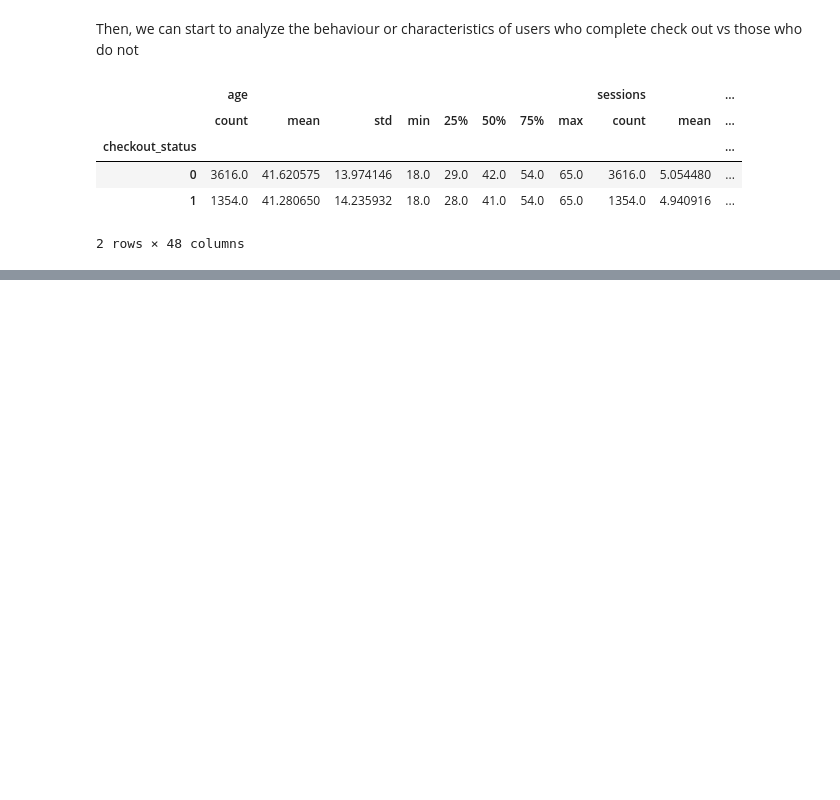
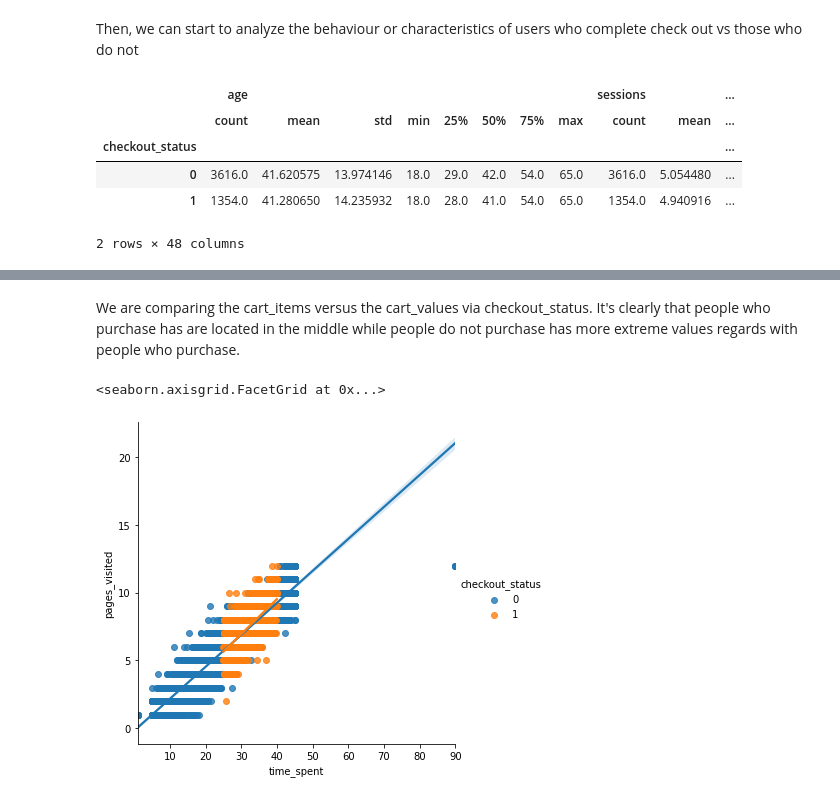
Before and after one commit to leningschulich/schulich_data_science, a Jupyter notebook: midterm.ipynb, the cells around one changed output, grey strips where cells are left out. Drawn from its saved outputs; the diff is of its cells as text; code cells hidden in the pictures; blank space fills up the shorter version.

```diff
--- a/midterm.ipynb
+++ b/midterm.ipynb
@@ -237,0 +275,7 @@ df2.describe()
+# %% [markdown]
+We are comparing the cart_items versus the cart_values via checkout_status. It's clearly that people who purchase has are located in the middle while people do not purchase has more extreme values regards with people who purchase.
+# %%
+sns.lmplot(data = df, x='time_spent', y='pages_visited', hue = 'checkout_status')
+# %% [output]
+<seaborn.axisgrid.FacetGrid at 0x...>
+[figure, added]
```
Also changed, not shown: parts of 27 cells of this notebook.
